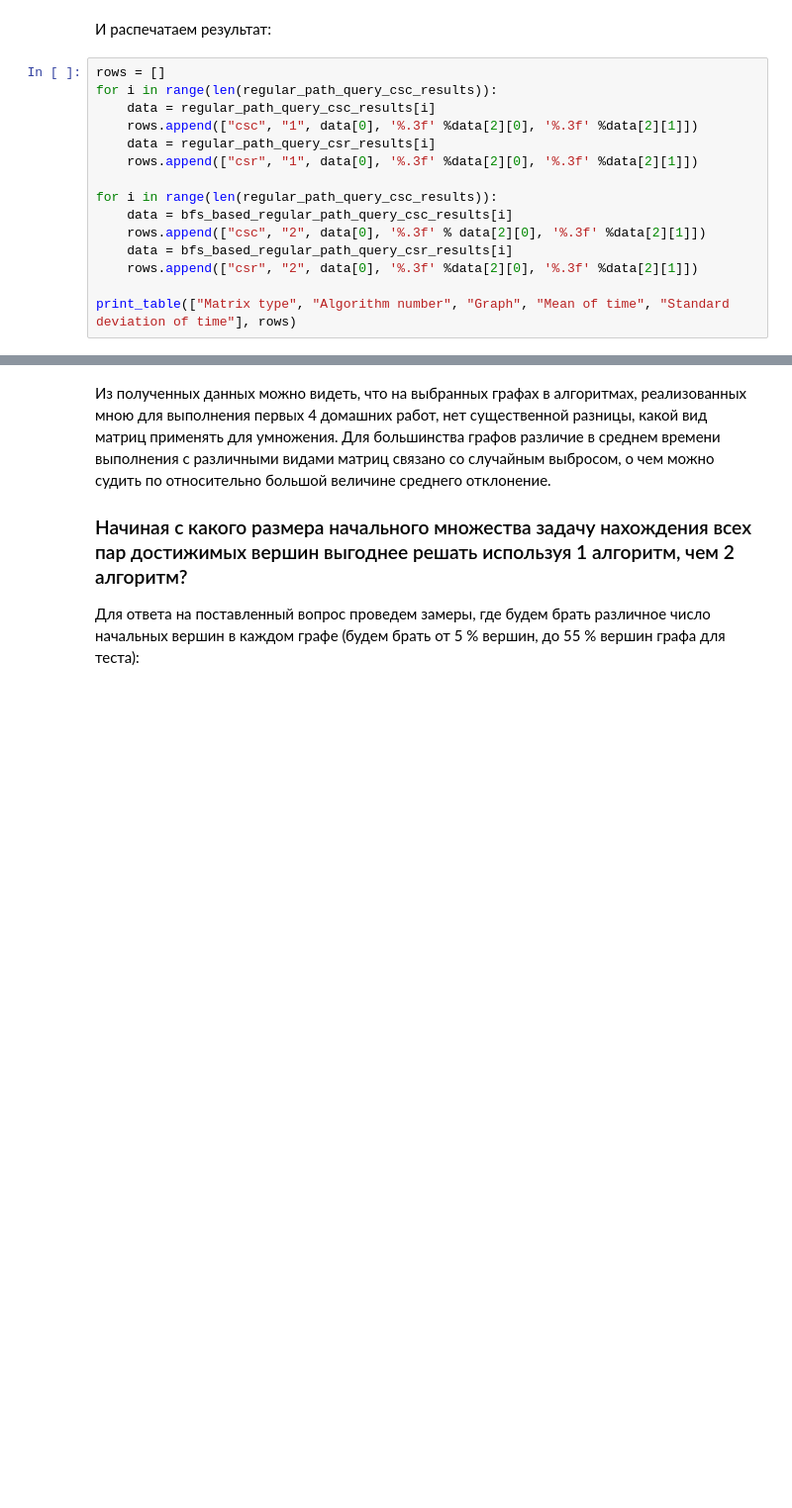
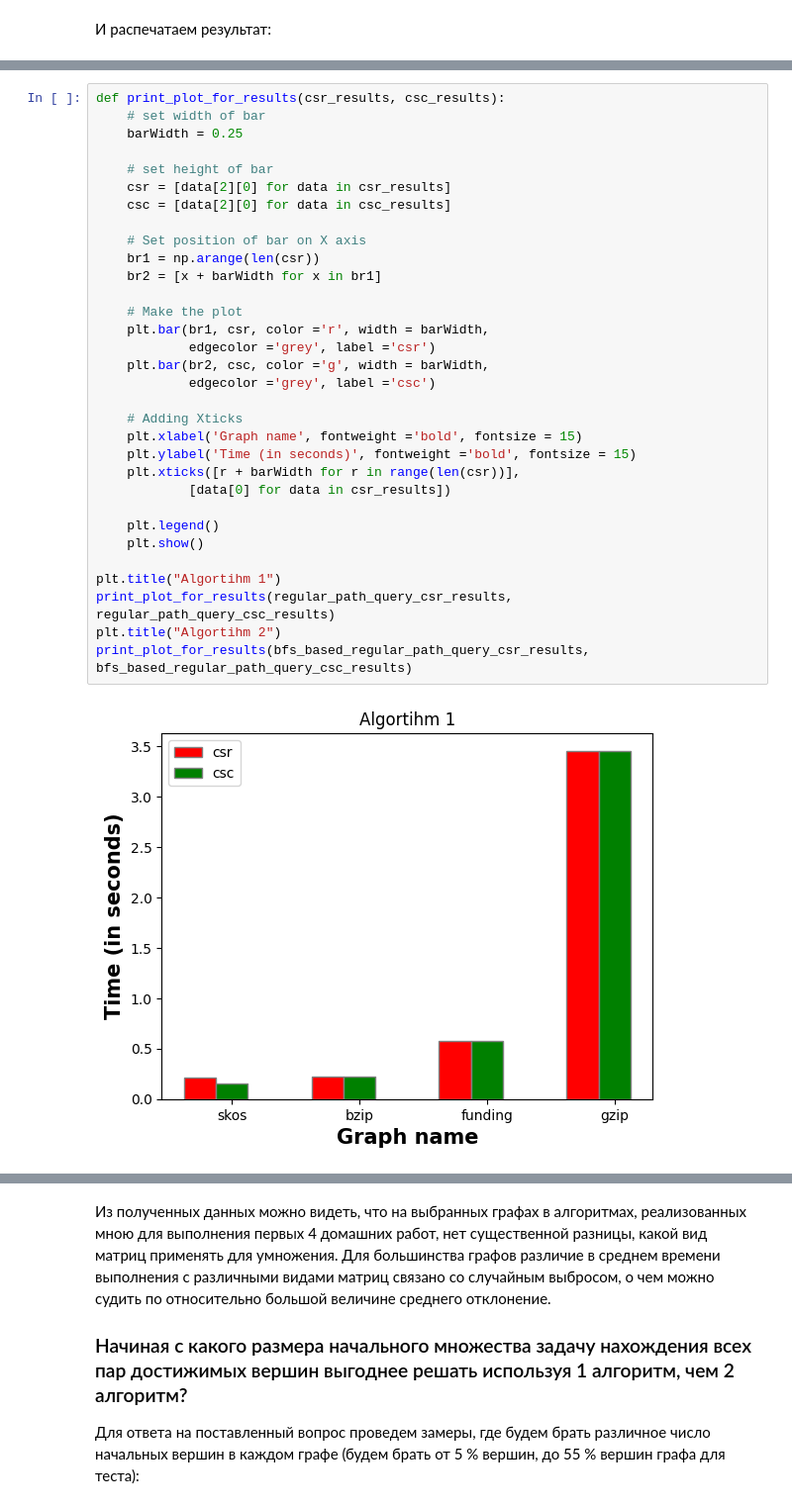
Before and after one commit to FormalLanguageConstrainedPathQuerying/formal-lang-course, a Jupyter notebook: experiments/task5_report.ipynb, the cells around one changed output, grey strips where cells are left out. Shown at 99% size. Cells and saved outputs as stored; diff of their text form; blank space fills up the shorter version.

Commit message:
Refactor experiment results report

```diff
--- a/experiments/task5_report.ipynb
+++ b/experiments/task5_report.ipynb
@@ -294,17 +297,2 @@ for i in range(len(test_graphs)):
 # %% [markdown]
 И распечатаем результат:
-# %%
-rows = []
-for i in range(len(regular_path_query_csc_results)):
-    data = regular_path_query_csc_results[i]
-    rows.append(["csc", "1", data[0], '%.3f' %data[2][0], '%.3f' %data[2][1]])
-    data = regular_path_query_csr_results[i]
-    rows.append(["csr", "1", data[0], '%.3f' %data[2][0], '%.3f' %data[2][1]])
-
-for i in range(len(regular_path_query_csc_results)):
-    data = bfs_based_regular_path_query_csc_results[i]
-    rows.append(["csc", "2", data[0], '%.3f' % data[2][0], '%.3f' %data[2][1]])
-    data = bfs_based_regular_path_query_csr_results[i]
-    rows.append(["csr", "2", data[0], '%.3f' %data[2][0], '%.3f' %data[2][1]])
-
-print_table(["Matrix type", "Algorithm number", "Graph", "Mean of time", "Standard deviation of time"], rows)
@@ -349,0 +332,34 @@ print_table(["Matrix type", "Algorithm number", "Graph", "Mean of time", "Standa
+# %%
+def print_plot_for_results(csr_results, csc_results):
+    # set width of bar
+    barWidth = 0.25
+
+    # set height of bar
+    csr = [data[2][0] for data in csr_results]
+    csc = [data[2][0] for data in csc_results]
+
+    # Set position of bar on X axis
+    br1 = np.arange(len(csr))
+    br2 = [x + barWidth for x in br1]
+
+    # Make the plot
+    plt.bar(br1, csr, color ='r', width = barWidth,
+            edgecolor ='grey', label ='csr')
+    plt.bar(br2, csc, color ='g', width = barWidth,
+            edgecolor ='grey', label ='csc')
+
+    # Adding Xticks
+    plt.xlabel('Graph name', fontweight ='bold', fontsize = 15)
+    plt.ylabel('Time (in seconds)', fontweight ='bold', fontsize = 15)
+    plt.xticks([r + barWidth for r in range(len(csr))],
+            [data[0] for data in csr_results])
+
+    plt.legend()
+    plt.show()
+
+plt.title("Algortihm 1")
+print_plot_for_results(regular_path_query_csr_results, regular_path_query_csc_results)
+plt.title("Algortihm 2")
+print_plot_for_results(bfs_based_regular_path_query_csr_results, bfs_based_regular_path_query_csc_results)
+# %% [output]
+[figure, added]
```
Also changed, not shown: parts of 20 cells of this notebook, 26 other files.
